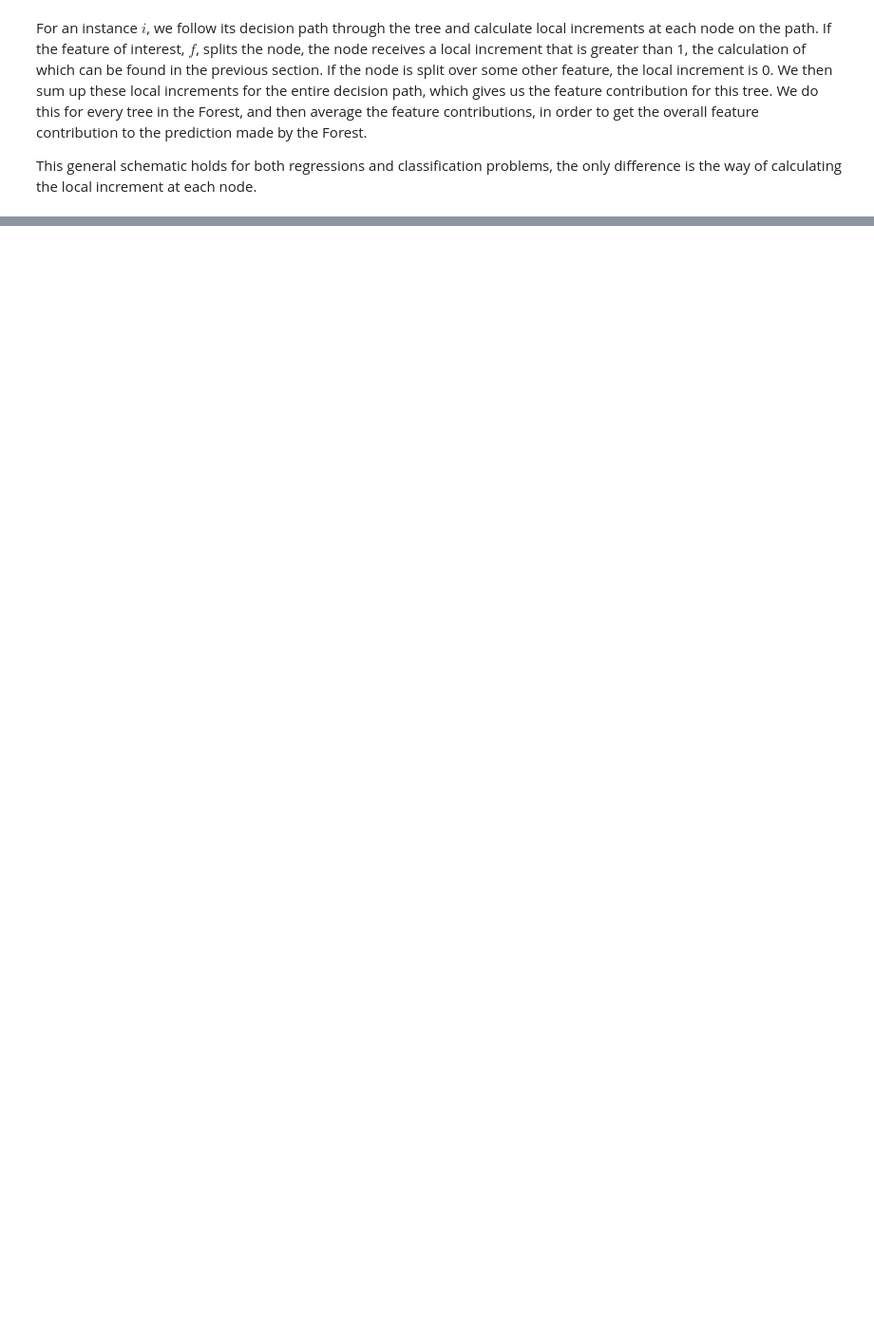
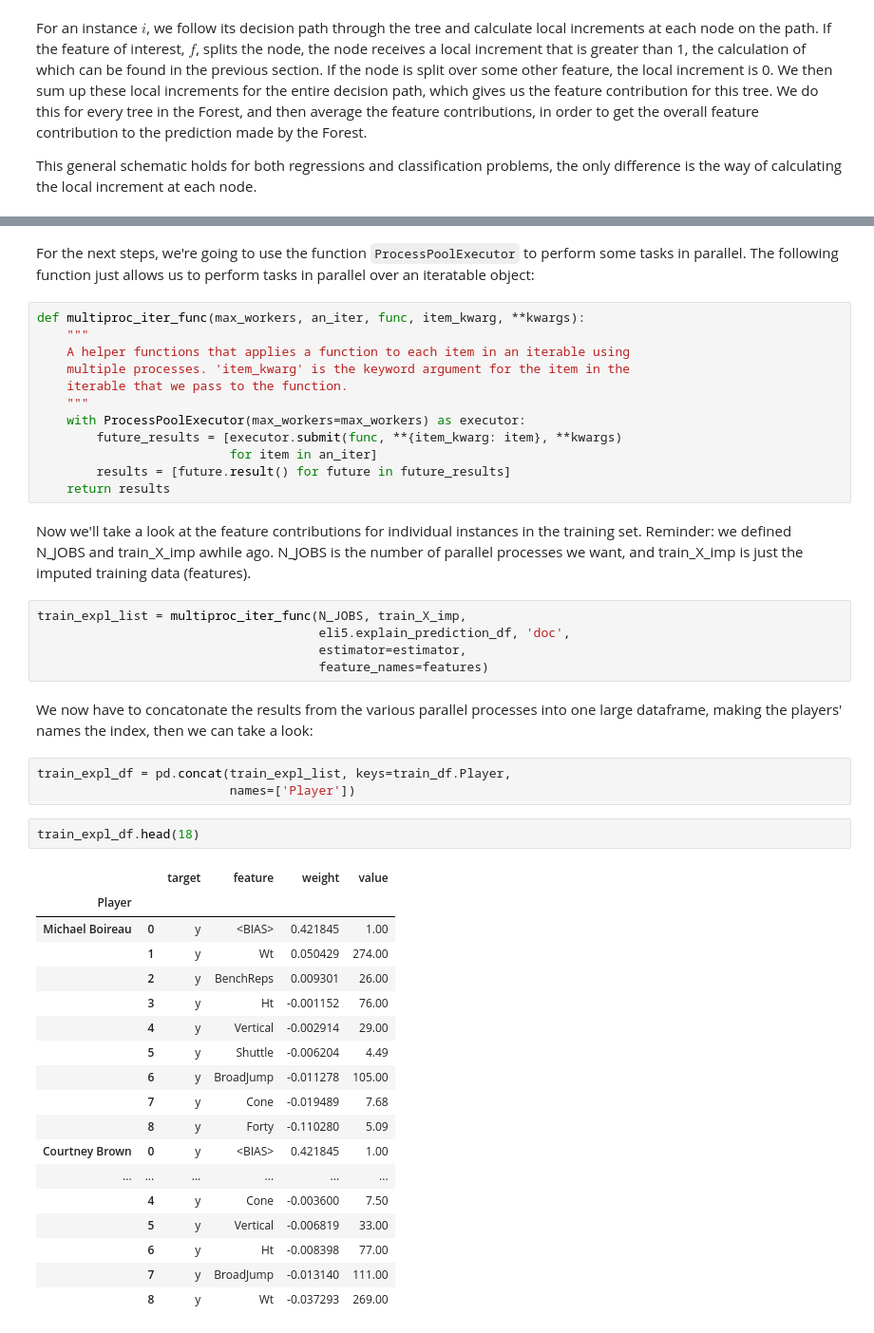
Before and after one commit to serenalotreck/tutorials, a Jupyter notebook: Interpretable_ML/InterpretabilityTutorial_AdaptedVersion.ipynb, the cells around one changed output, grey strips where cells are left out. Shown at 95% size. Drawn from its saved outputs; the diff is of its cells as text; blank space fills up the shorter version.

```diff
--- a/Interpretable_ML/InterpretabilityTutorial_AdaptedVersion.ipynb
+++ b/Interpretable_ML/InterpretabilityTutorial_AdaptedVersion.ipynb
@@ -695,0 +730,47 @@ This general schematic holds for both regressions and classification problems, t
+# %% [markdown]
+For the next steps, we're going to use the function `ProcessPoolExecutor` to perform some tasks in parallel. The following function just allows us to perform tasks in parallel over an iteratable object:
+# %%
+def multiproc_iter_func(max_workers, an_iter, func, item_kwarg, **kwargs):
+    """
+    A helper functions that applies a function to each item in an iterable using
+    multiple processes. 'item_kwarg' is the keyword argument for the item in the
+    iterable that we pass to the function.
+    """
+    with ProcessPoolExecutor(max_workers=max_workers) as executor:
+        future_results = [executor.submit(func, **{item_kwarg: item}, **kwargs)
+                          for item in an_iter]
+        results = [future.result() for future in future_results]
+    return results
+# %% [markdown]
+Now we'll take a look at the feature contributions for individual instances in the training set. Reminder: we defined N_JOBS and train_X_imp awhile ago. N_JOBS is the number of parallel processes we want, and train_X_imp is just the imputed training data (features).
+# %%
+train_expl_list = multiproc_iter_func(N_JOBS, train_X_imp,
+                                      eli5.explain_prediction_df, 'doc',
+                                      estimator=estimator,
+                                      feature_names=features)
+# %% [markdown]
+We now have to concatonate the results from the various parallel processes into one large dataframe, making the players' names the index, then we can take a look:
+# %%
+train_expl_df = pd.concat(train_expl_list, keys=train_df.Player,
+                          names=['Player'])
+# %%
+train_expl_df.head(18)
+# %% [output]
+|  |  | target | feature | weight | value |
+| Player |  |  |  |  |  |
+| Michael Boireau | 0 | y | <BIAS> | 0.421845 | 1.00 |
+|  | 1 | y | Wt | 0.050429 | 274.00 |
+|  | 2 | y | BenchReps | 0.009301 | 26.00 |
+|  | 3 | y | Ht | -0.001152 | 76.00 |
+|  | 4 | y | Vertical | -0.002914 | 29.00 |
+|  | 5 | y | Shuttle | -0.006204 | 4.49 |
+|  | 6 | y | BroadJump | -0.011278 | 105.00 |
+|  | 7 | y | Cone | -0.019489 | 7.68 |
+|  | 8 | y | Forty | -0.110280 | 5.09 |
+| Courtney Brown | 0 | y | <BIAS> | 0.421845 | 1.00 |
+| ... | ... | ... | ... | ... | ... |
+|  | 4 | y | Cone | -0.003600 | 7.50 |
+|  | 5 | y | Vertical | -0.006819 | 33.00 |
+|  | 6 | y | Ht | -0.008398 | 77.00 |
+|  | 7 | y | BroadJump | -0.013140 | 111.00 |
+|  | 8 | y | Wt | -0.037293 | 269.00 |
```
Also changed, not shown: parts of 20 cells of this notebook.
